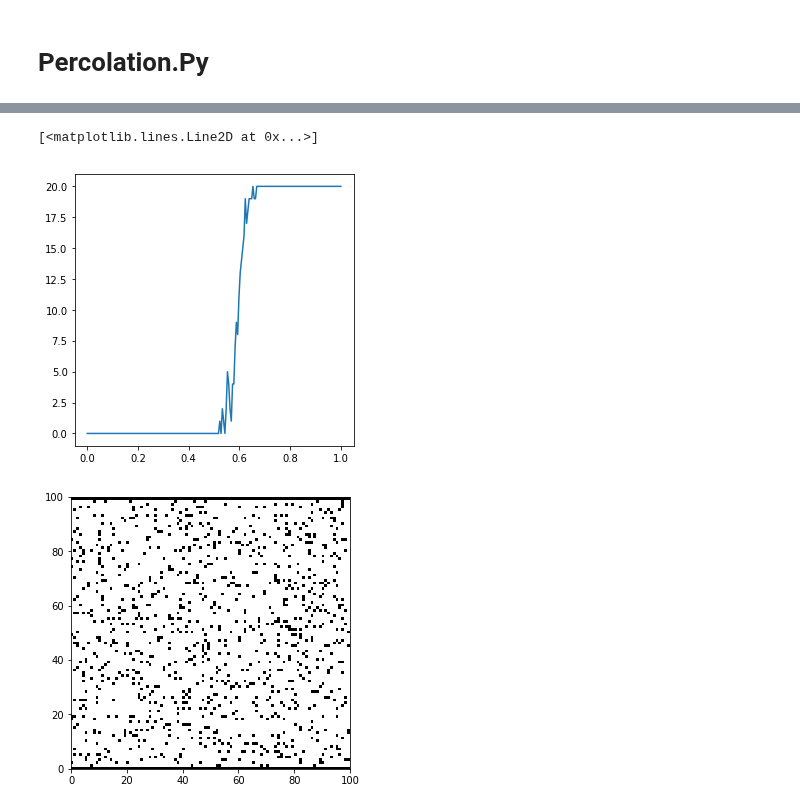
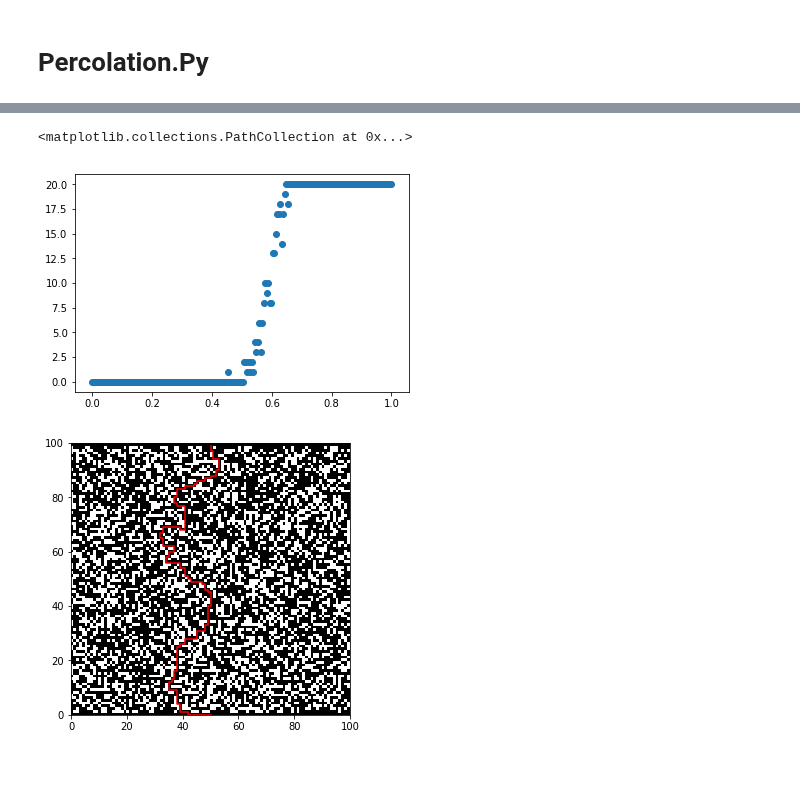
Before and after one commit to prabowobagas/Jupyter-Notebook-Thesis, a Jupyter notebook: Weekly Journal.ipynb, the cells around one changed output, grey strips where cells are left out. Cells and saved outputs as stored; diff of their text form; code cells hidden in the pictures; blank space fills up the shorter version.

```diff
--- a/Weekly Journal.ipynb
+++ b/Weekly Journal.ipynb
@@ -264,14 +269,14 @@ plt.rcParams['figure.figsize'] = (4,4)
 #Data handling from text file. Seperate different line segments, folder in dev15_vsd needs to be deleted first
 j = 0
 data_set = 406
-with open('Data\\dev15\\dev15 Vsd sweep 500mVpp Vgs series -2500mV to 1000mV.txt','r') as f_i_dev15,
+with open('Data\\dev15\\dev15 Vsd sweep 500mVpp Vgs series -2500mV to 1000mV.txt','r') as f_i_dev15, \
 open('Data\\dev16\\dev16 Vsd sweep 500mVpp Vgs series -2500mV to 1000mV.txt') as f_i_dev16:
 
     for line,(data1,data2) in enumerate(zip(f_i_dev15,f_i_dev16)):
         if line % data_set == 0:
             j = j + 1
         else:
-            with open('Data\\dev15\\dev15_vsd\\dev15_dataset'+str(j)+'.txt','a+') as f_o_dev15,
+            with open('Data\\dev15\\dev15_vsd\\dev15_dataset'+str(j)+'.txt','a+') as f_o_dev15, \
             open('Data\\dev16\\dev16_vsd\\dev16dataset'+str(j)+'.txt','a+') as f_o_dev16:
                 f_o_dev15.write(data1)
                 f_o_dev16.write(data2)
@@ -326,15 +356,15 @@ plt.show()
 # Percolation.Py
 # %%
 import matplotlib.pyplot as plt
-from matplotlib import cm
 import numpy as np
 import pandas as pd
 import heapq
 
-from IPython.html.widgets import IntProgress
+from ipywidgets import IntProgress
 from IPython.display import display
+from matplotlib import cm
 
-class PriorityQueue: # FIFO queue
+class PriorityQueue:   #FIFO queue
     def __init__(self):
         self.elements = []
 
@@ -364,7 +394,7 @@ class GenerateGrid(object): #Generate grid for sample based on size and occupy p
 
     def neighbors(self,id):
         (x,y) = id
-        results = [(x+1,y),(x,y-1),(x-1,y),(x,y+1)]
+        results = [(x+1,y), (x,y-1), (x-1,y), (x,y+1)]
         if (x + y) % 2 == 0:
             results.reverse()
         results = filter(self.in_bounds, results)
@@ -372,10 +402,10 @@ class GenerateGrid(object): #Generate grid for sample based on size and occupy p
         return results
 
     def GenerateWall(self):
-        patches = np.random.rand((self.height-2),self.width)
-        self.grid  =  np.vstack((np.ones(self.width),patches,np.ones(self.width)))
-        for i in range(0,self.height):
-            for j in range(0,self.width):
+        patches = np.random.rand((self.height-2), self.width)
+        self.grid  =  np.vstack((np.ones(self.width), patches, np.ones(self.width)))
+        for i in range(0, self.height):
+            for j in range(0, self.width):
                 if self.grid[i,j] < self.occupy_prob:
                     self.wall.append((j,i))
                     self.grid[i,j] = 0
@@ -424,44 +454,44 @@ def a_star_search(graph, start, goal):
                 frontier.put(next, priority)
                 came_from[next] = current
 
     return came_from, cost_so_far
 
-width =  50
-height = 50
-Loop = 20 # Number of tries per occupation probability
-linseries_point = 200 # number of steps between 0 to 1 for occupation probability
+width =  30
+height = 30
+Loop = 20   # Number of tries per occupation probability
+linseries_point = 200    # number of steps between 0 to 1 for occupation probability
 
-occupation_probability = np.linspace(0,1,num=linseries_point,endpoint=True)
+occupation_probability = np.linspace(0, 1, num=linseries_point, endpoint=True)
 start, goal = ((width)/2, 0),((width)/2 , height-1)
 occupy_histogram = []
 progress = 0
 
 f = IntProgress(min=0, max=len(occupation_probability), description = 'Progress:')
 display(f)
 
 for occupy_prob in occupation_probability:
     counter = 0
     for i in range(0,Loop):
         sample = GenerateGrid(width, height, occupy_prob)
         sample.GenerateWall()
         came_from, cost_so_far = a_star_search(sample, start, goal)
-        path,path_flag = pathfinder(came_from, start=start, goal=goal)
-        if path_flag == True:
+        path, path_flag = pathfinder(came_from, start=start, goal=goal)
+        if path_flag is True:
             counter += 1
     occupy_histogram.append(counter)
     progress += 1
     f.value = progress
 
-d = {'occupation probability':occupation_probability, 'Percolate frequency':occupy_histogram}
+d = {'occupation probability' : occupation_probability, 'Percolate frequency' : occupy_histogram}
 df = pd.DataFrame(d)
 file_name = 'PercSimData\\perc_%sx%s_Loop%s_lineseries%s' %(width, height, Loop, linseries_point)
 df.to_csv(file_name, sep='\t')
 
-plt.plot(occupation_probability, occupy_histogram)
+plt.scatter(occupation_probability, occupy_histogram)
 # %% [output]
 [interactive output not drawn]
-[<matplotlib.lines.Line2D at 0x...>]
+<matplotlib.collections.PathCollection at 0x...>
-[figure, old version]
+[figure, new version]
 # %%
 import matplotlib.pyplot as plt
 from matplotlib import cm
@@ -471,7 +501,7 @@ import heapq
 
 width =  100 #Sample size must be even. If odd, change the start/goal starting coordinate
 height = 100
-occupation_probability = 0.1
+occupation_probability = 0.6
 start, goal = ((width)/2, 0),((width)/2 , height-1)
 
 sample = GenerateGrid(width, height, occupation_probability) #if it gives error, it can't find path
@@ -485,4 +515,4 @@ plt.plot(*zip(*path),color='red')
 
 plt.rcParams['figure.figsize'] = (5,5)
 # %% [output]
-[figure, old version]
+[figure, new version]
```
Also changed, not shown: parts of 3 cells of this notebook, 6 other files.
